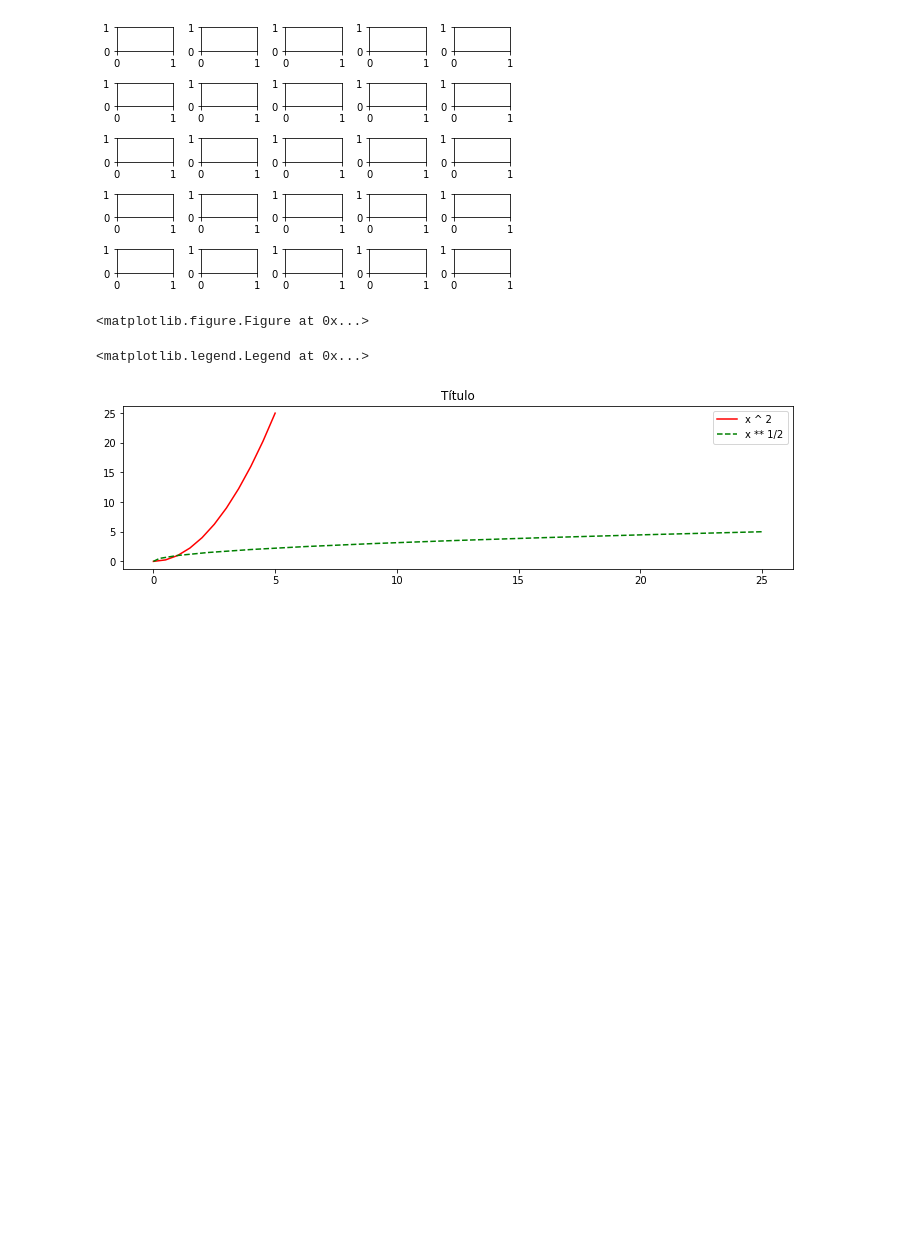
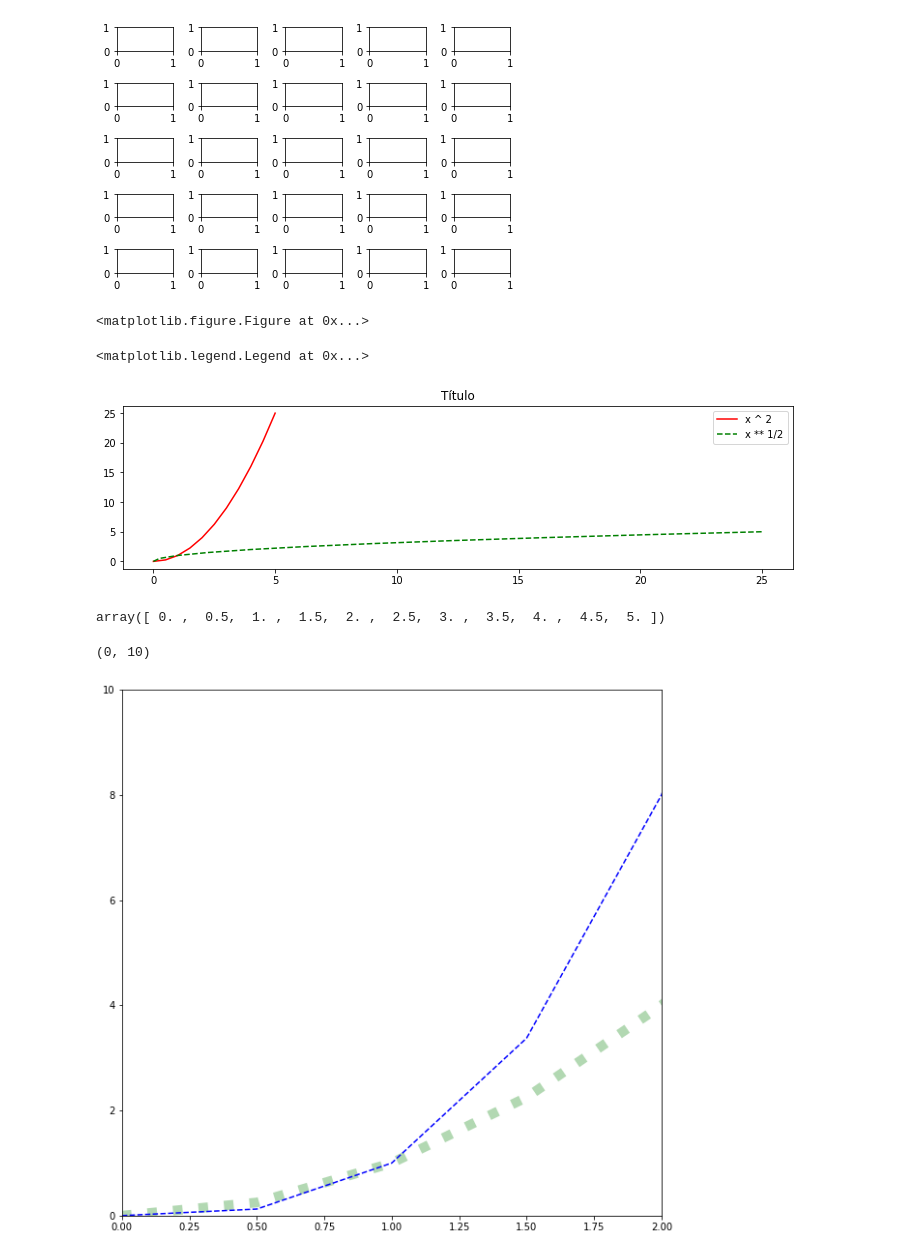
Before and after one commit to thiagosilva95/exercising-python-to-data-science, a Jupyter notebook: data-visualization/matplotlib/matplotlib.ipynb, the cells around one changed output. Drawn from its saved outputs; the diff is of its cells as text; code cells hidden in the pictures; blank space fills up the shorter version.

```diff
--- a/data-visualization/matplotlib/matplotlib.ipynb
+++ b/data-visualization/matplotlib/matplotlib.ipynb
@@ -98,3 +98,17 @@ axes.legend(loc = 0)
 [figure]
 # %%
 fig.savefig('imagem.png')
+# %%
+x
+# %% [output]
+array([ 0. ,  0.5,  1. ,  1.5,  2. ,  2.5,  3. ,  3.5,  4. ,  4.5,  5. ])
+# %%
+fig, ax = plt.subplots(figsize = (10, 10))
+ax.plot(x, x**2, color='green', linewidth= 10, alpha = 0.3, linestyle = ':')
+ax.plot(x, x**3, 'b--')
+
+ax.set_xlim({0, 2})
+ax.set_ylim([0, 10])
+# %% [output]
+(0, 10)
+[figure, added]
```
